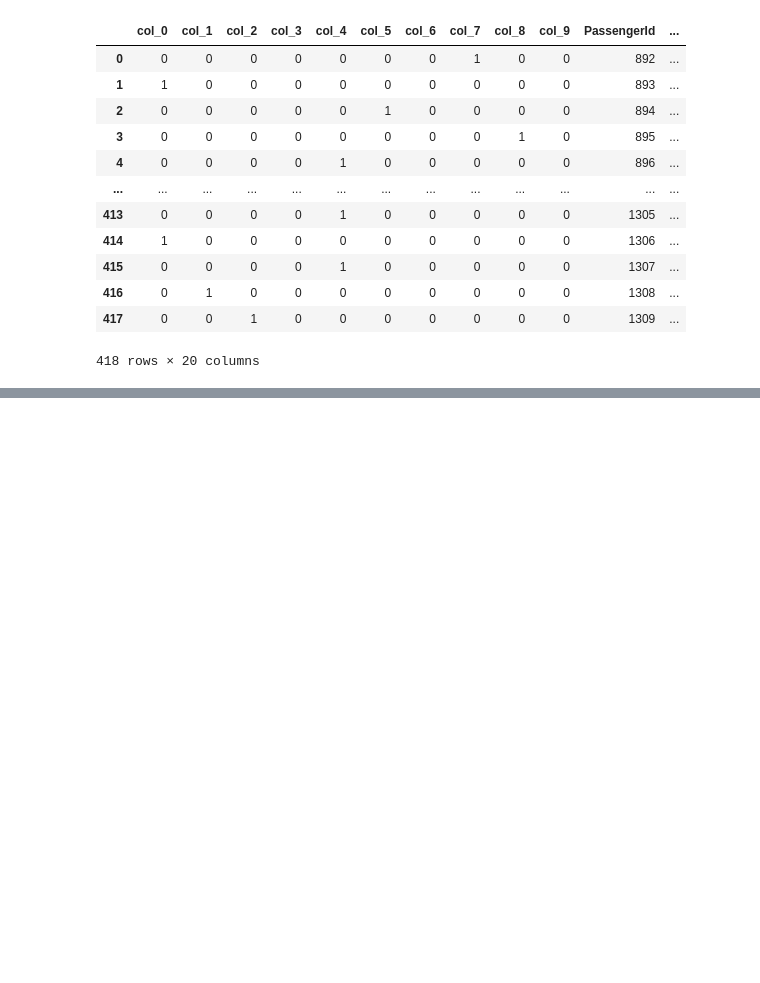
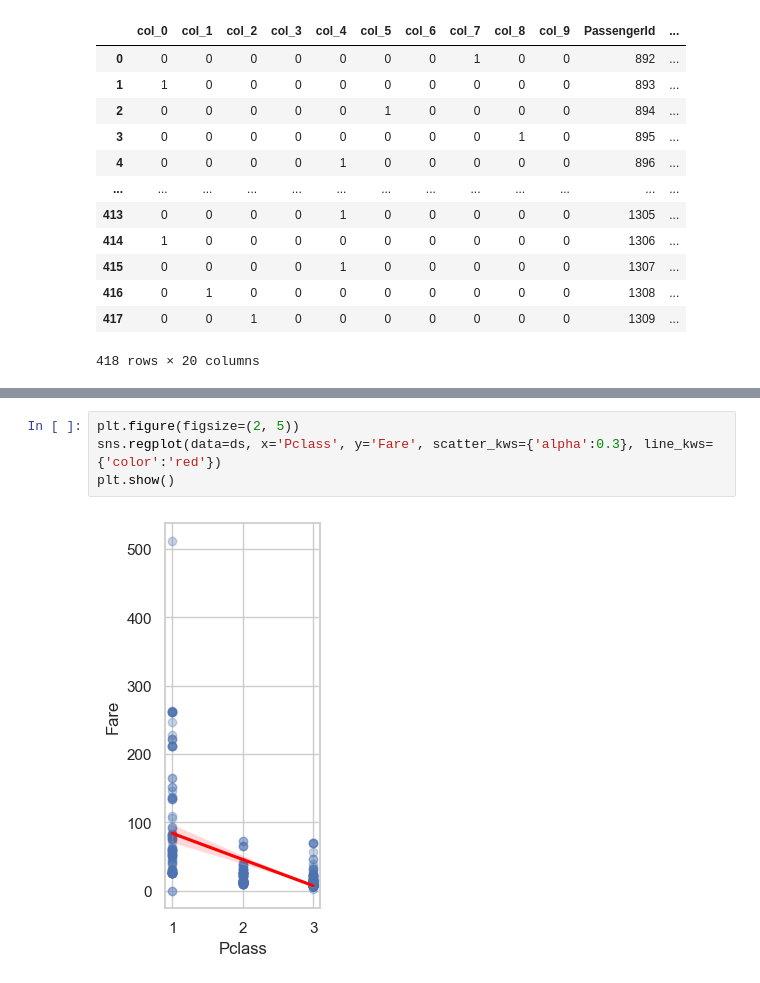
Before and after one commit to Staniskhan/ML_course_HW, a Jupyter notebook: hw02/hw02.ipynb, the cells around one changed output, grey strips where cells are left out. Cells and saved outputs as stored; diff of their text form; blank space fills up the shorter version.

```diff
--- a/hw02/hw02.ipynb
+++ b/hw02/hw02.ipynb
@@ -273,0 +303,6 @@ ds
+# %%
+plt.figure(figsize=(2, 5))
+sns.regplot(data=ds, x='Pclass', y='Fare', scatter_kws={'alpha':0.3}, line_kws={'color':'red'})
+plt.show()
+# %% [output]
+[figure, added]
```
Also changed, not shown: parts of 14 cells of this notebook.
